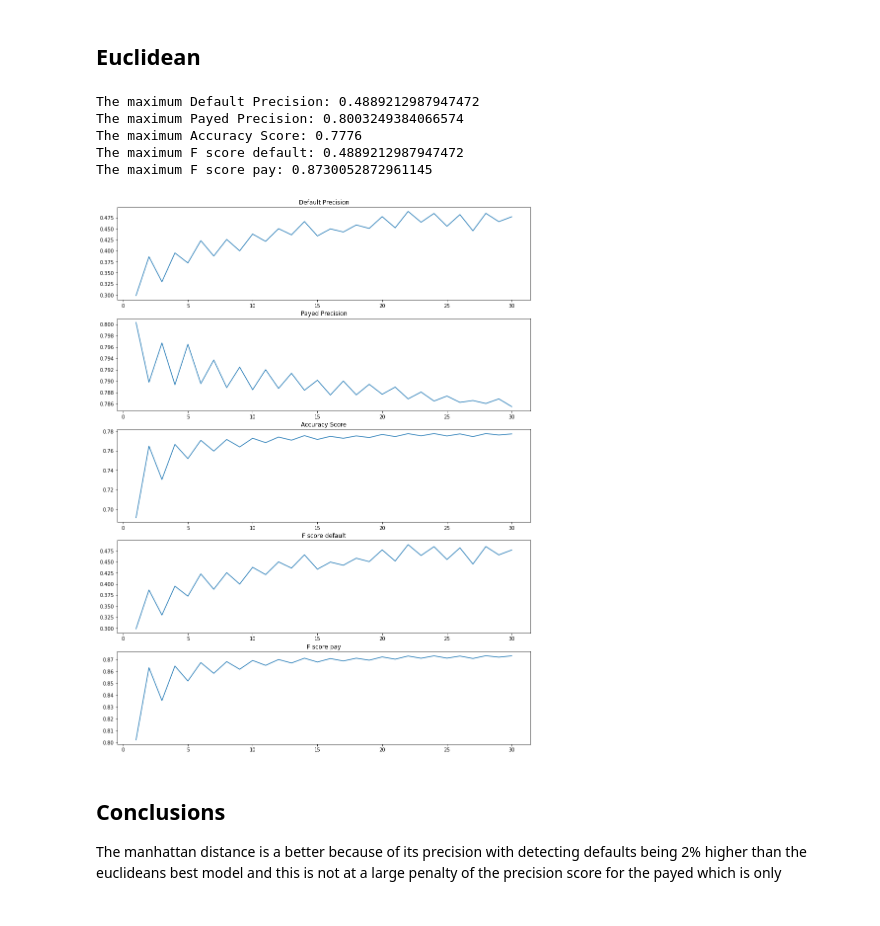
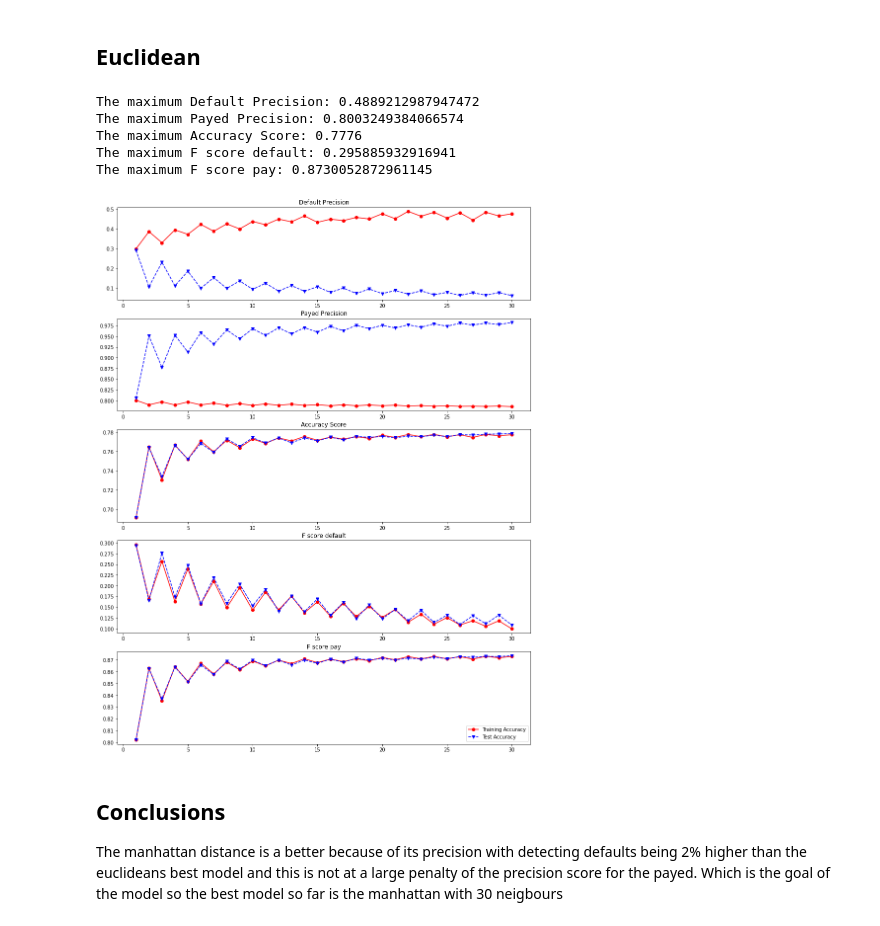
Before and after one commit to Metronh/Exploration-of-a-default-payment-dataset-using-knn-decision-trees-and-bagging, a Jupyter notebook: part2.ipynb, the cells around one changed output. Cells and saved outputs as stored; diff of their text form; code cells hidden in the pictures.

```diff
--- a/part2.ipynb
+++ b/part2.ipynb
@@ -108,3 +118,10 @@ def metricsGraphknn(default_prec, pay_prec, acc, default_f, pay_f, parameters):
+# %%
+def mean(array):
+    total = 0
+    for i in range(len(array)):
+        total += array[i]
+
+    return total/len(array)
 # %%
 #Place to store the mean of testing on the fold
 default_prec_man = []
@@ -169,6 +210,13 @@ pay_prec_euc = []
 acc_euc = []
 default_f_measure_euc = []
 pay_f_measure_euc = []
+
+#place to store test results
+test_default_prec = []
+test_pay = []
+test_acc = []
+test_default_f = []
+test_pay_f = []
 
 
 for k in range(1,31): #The K nearest neigbours
@@ -206,15 +254,33 @@ for k in range(1,31): #The K nearest neigbours
     acc_euc.append(np.mean(av_acc))
     default_f_measure_euc.append(np.mean(av_f_default))
     pay_f_measure_euc.append(np.mean(av_f_pay))
+
+    #Build test model
+    testKnn = KNeighborsClassifier(n_neighbors=k,metric='euclidean') #Building the model
+    testKnn.fit(x_train,y_train)
+
+    pred = testKnn.predict(x_test)
+
+    test_default_prec.append( precision_score(pred,y_test))
+    test_pay.append(precision_score(pred,y_test,pos_label=0))
+    test_acc.append(accuracy_score(pred,y_test))
+    test_default_f.append(f1_score(pred,y_test))
+    test_pay_f.append(f1_score(pred,y_test,pos_label=0))
 # %%
-metricsGraphknn(default_prec_euc,pay_prec_euc,acc_euc,default_prec_euc,pay_f_measure_euc,[31])
+metricsGraphknn(default_prec_euc,pay_prec_euc,acc_euc,default_f_measure_euc,pay_f_measure_euc,
+               test_default_prec,
+                test_pay,
+                test_acc,
+                test_default_f,
+                test_pay_f,
+                [31])
 # %% [output]
 The maximum Default Precision: 0.4889212987947472
 The maximum Payed Precision: 0.8003249384066574
 The maximum Accuracy Score: 0.7776
-The maximum F score default: 0.4889212987947472
+The maximum F score default: 0.295885932916941
 The maximum F score pay: 0.8730052872961145
-[figure, old version]
+[figure, new version]
 # %% [markdown]
 ## Conclusions
-The manhattan distance is a better because of its precision with detecting defaults being 2% higher than the euclideans best model and this is not at a large penalty of the precision score for the payed which is only
+The manhattan distance is a better because of its precision with detecting defaults being 2% higher than the euclideans best model and this is not at a large penalty of the precision score for the payed. Which is the goal of the model so the best model so far is the manhattan with 30 neigbours
```
Also changed, not shown: parts of 12 cells of this notebook.
